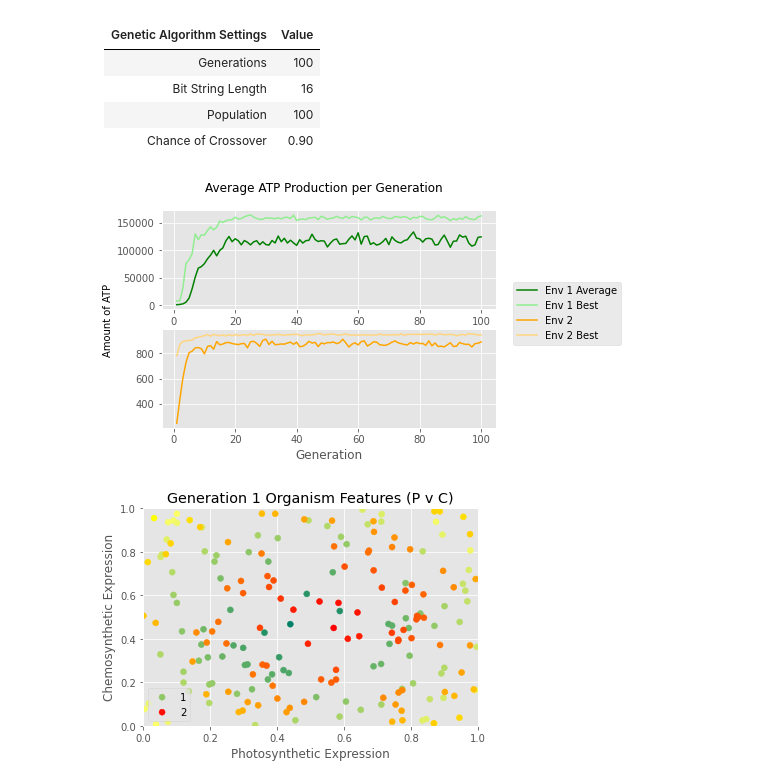
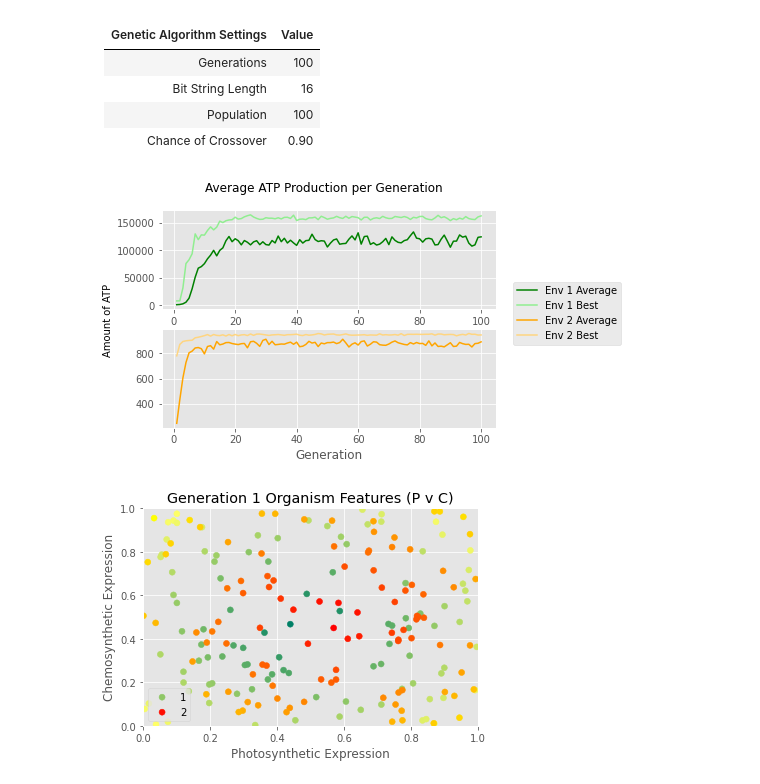
Before and after one commit to NikhilMukraj/apbioproject, a Jupyter notebook: data visualization.ipynb, the cells around one changed output. Cells and saved outputs as stored; diff of their text form; code cells hidden in the pictures.

Commit message:
updated legend

```diff
--- a/data visualization.ipynb
+++ b/data visualization.ipynb
@@ -41,25 +41,25 @@ c_se = [np.std(i)/np.sqrt(epochs) for i in scores_c]
 # %%
 x = [i + 1 for i in range(100)]
 
 plt.style.use('ggplot')
 
 fig, axs = plt.subplots(2)
 fig.suptitle('Average ATP Production per Generation')
 fig.text(-.01, .5, 'Amount of ATP', va='center', rotation='vertical')
 axs[0].set_xlabel('Generation')
 axs[0].plot(x, p_avgs,c='green',label='Env 1 Average')
 axs[0].plot(x, p_maxes,c='#90EE90',label='Env 1 Best')
 #plt.errorbar(x, p_avgs, yerr=p_se)
 axs[1].set_xlabel('Generation')
-axs[1].plot(x, c_avgs,c='orange',label='Env 2')
+axs[1].plot(x, c_avgs,c='orange',label='Env 2 Average')
 axs[1].plot(x, c_maxes,c='#FFD580',label='Env 2 Best')
 #plt.errorbar(x, c_avgs, yerr=c_se)
 fig.legend(bbox_to_anchor=(1.2, .65))
 plt.show()
 
 # say somewhere what the standard error was
 # %% [output]
-[figure, old version]
+[figure, new version]
 # %%
 env_1_label = 'Env 1'
 env_2_label = 'Env 2'
```
Also changed, not shown: 1 other file.
